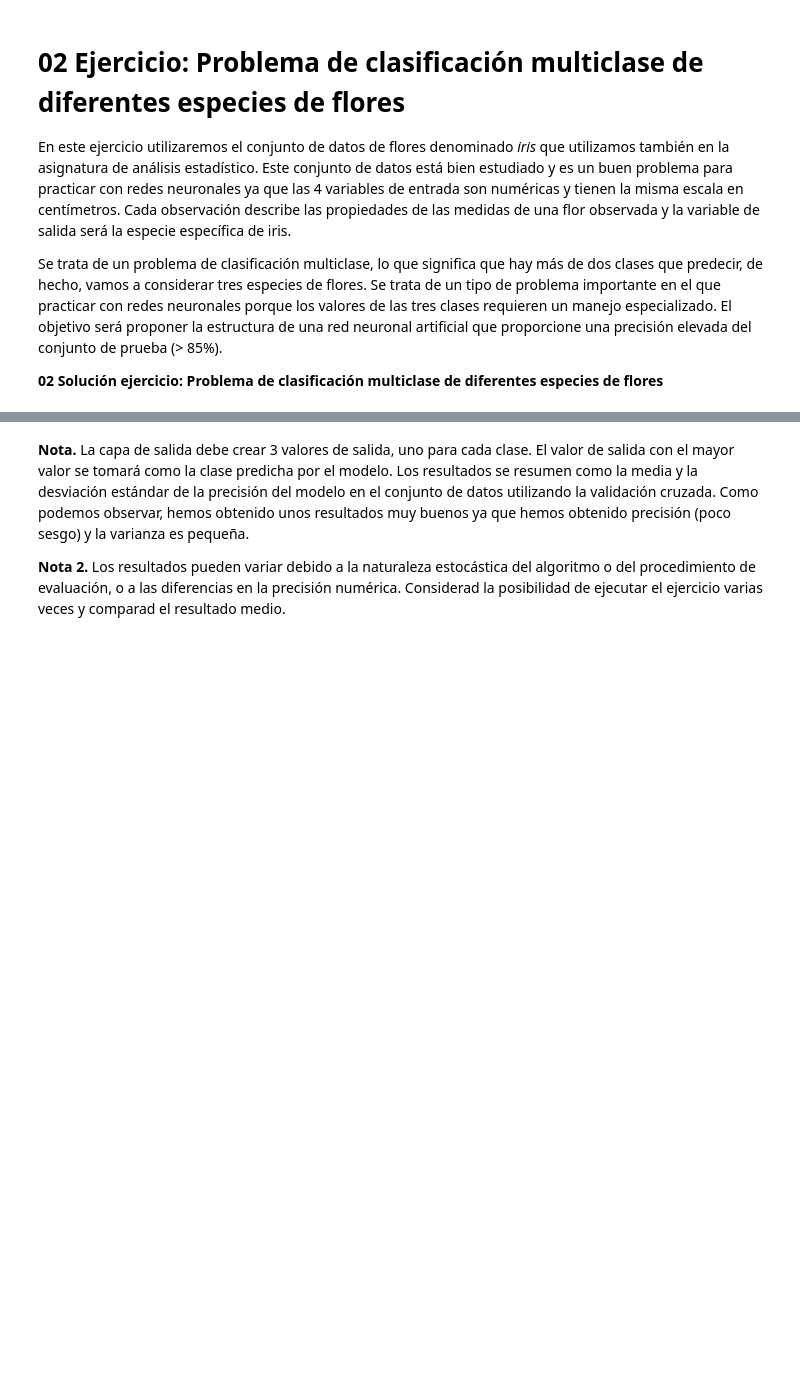
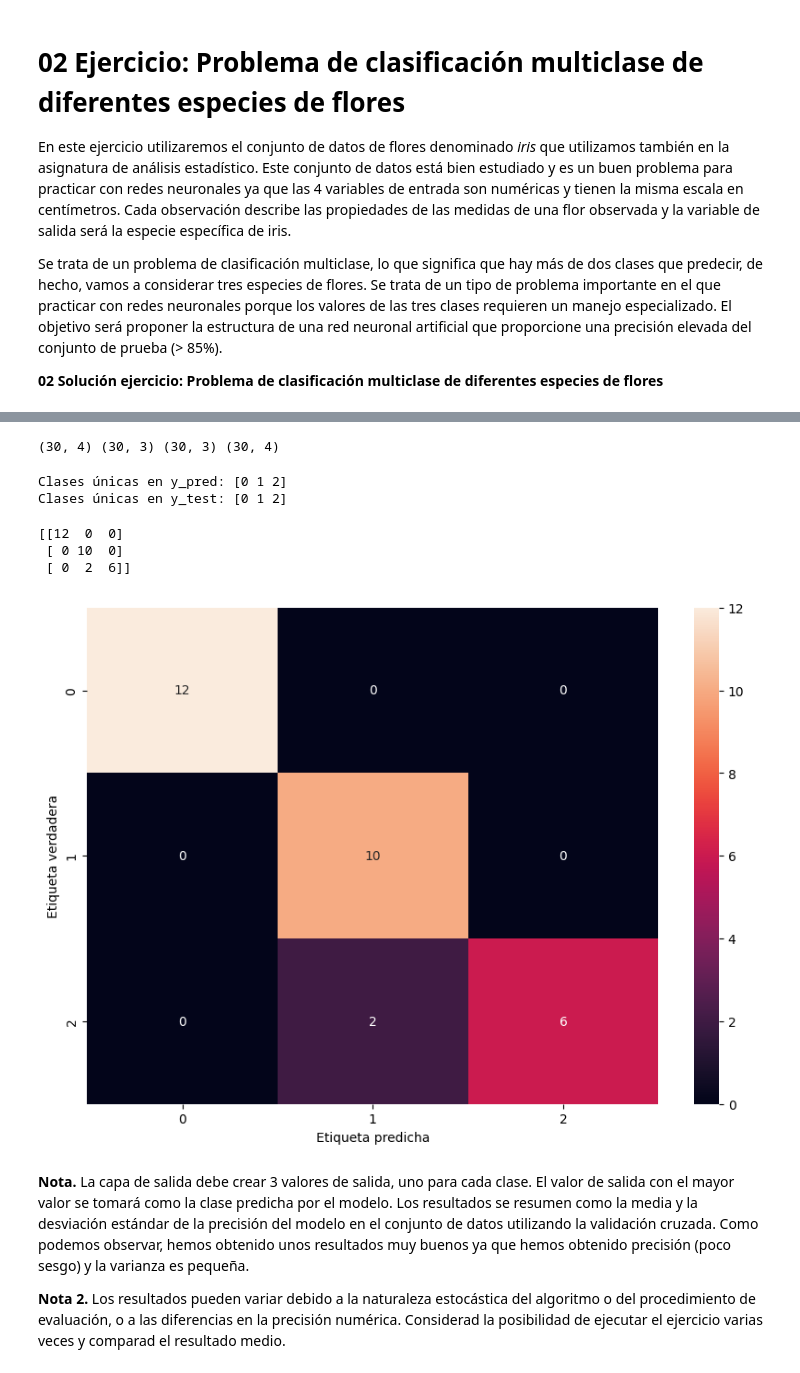
Before and after one commit to fjzamora93/RedesNeuronales, a Jupyter notebook: Reto_Módulo3.ipynb, the cells around one changed output, grey strips where cells are left out. Drawn from its saved outputs; the diff is of its cells as text; code cells hidden in the pictures; blank space fills up the shorter version.

```diff
--- a/Reto_Módulo3.ipynb
+++ b/Reto_Módulo3.ipynb
@@ -521,3 +650,3 @@ def base_model():
 # %%
 # Realizamos la fase de entrenamiento con k-fold cv (k=10)
-estimator = KerasClassifier(build_fn = base_model, batch_size = 5, epochs = 100)
+model = KerasClassifier(build_fn = base_model, batch_size = 5, epochs = 100)
@@ -527,0 +882,9 @@ print("Baseline: %.2f%% (%.2f%%)" % (results.mean()*100, results.std()*100))
+# %%
+x_train, x_test, y_train, y_test = train_test_split(x, dummy_y, test_size = 0.2, random_state = 0)
+# %%
+
+# Entrenamos
+model.fit(x_train, y_train, epochs=100, batch_size=10)
+
+# Hacemos las predicciones sobre los datos de prueba
+y_pred = model.predict(x_test)
@@ -528,3 +959,39 @@ print("Baseline: %.2f%% (%.2f%%)" % (results.mean()*100, results.std()*100))
+# %%
+print(x_test.shape, y_test.shape,  y_pred.shape, x_test.shape)
+# %% [output]
+(30, 4) (30, 3) (30, 3) (30, 4)
+# %%
+
+# Si y_pred son probabilidades, convertimos a etiquetas
+y_pred = np.argmax(y_pred, axis=1)
+
+# Asegúrate de que y_test esté en el mismo formato
+y_test = np.argmax(y_test, axis=1)  # Esto solo si y_test también está en formato One-Hot
+
+# Verificar los valores únicos
+print("Clases únicas en y_pred:", np.unique(y_pred))
+print("Clases únicas en y_test:", np.unique(y_test))
+# %% [output]
+Clases únicas en y_pred: [0 1 2]
+Clases únicas en y_test: [0 1 2]
+# %%
+
+
+# Matriz de confusión
+cm = confusion_matrix(y_test, y_pred)
+print(cm)
+
+# Visualización de la matriz
+plt.figure(figsize=(10, 7))
+sns.heatmap(cm, annot=True, fmt='d')
+plt.ylabel('Etiqueta verdadera')
+plt.xlabel('Etiqueta predicha')
+plt.show()
+# %% [output]
+[[12  0  0]
+ [ 0 10  0]
+ [ 0  2  6]]
+[figure, added]
 # %% [markdown]
 **Nota.** La capa de salida debe crear 3 valores de salida, uno para cada clase. El valor de salida con el mayor valor se tomará como la clase predicha por el modelo. Los resultados se resumen como la media y la desviación estándar de la precisión del modelo en el conjunto de datos utilizando la validación cruzada. Como podemos observar, hemos obtenido unos resultados muy buenos ya que hemos obtenido precisión (poco sesgo) y la varianza es pequeña.
 
```
Also changed, not shown: parts of 56 cells of this notebook, 2 other files.
